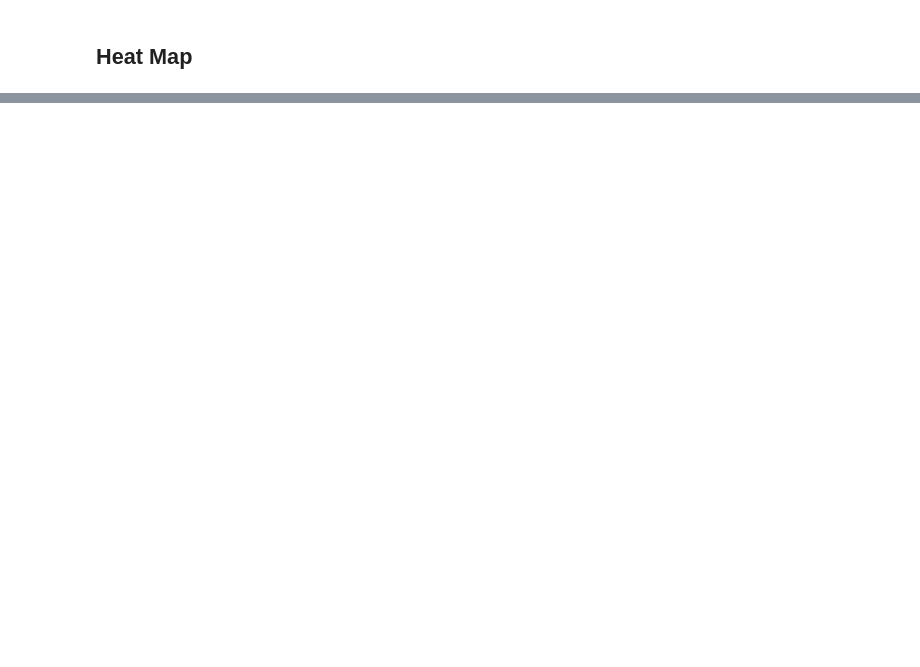
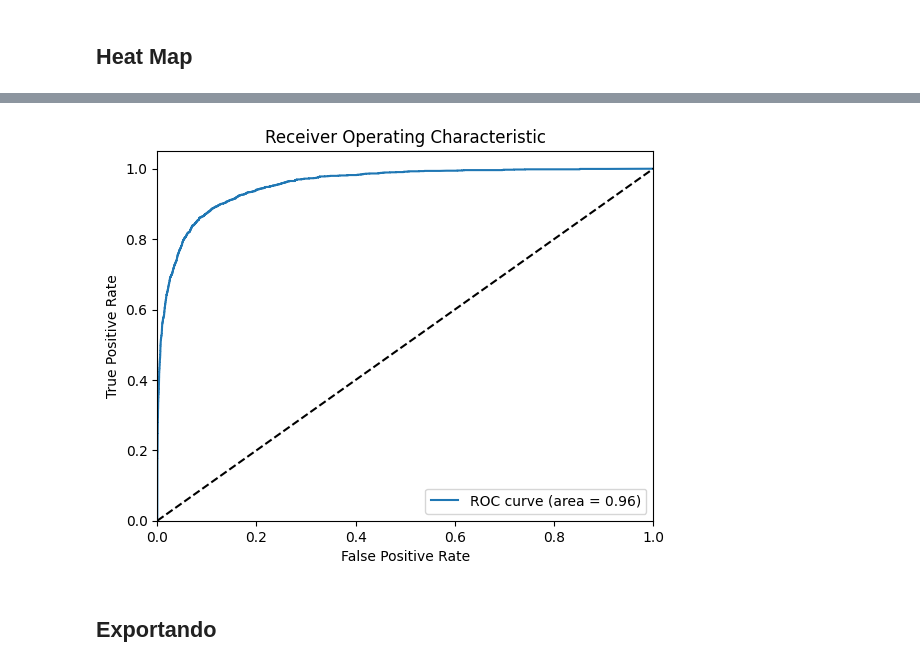
Before and after one commit to ciia-educacao/evasao-escolar, a Jupyter notebook: codigo/dataset_evasao_sintetico_v7.ipynb, the cells around one changed output, grey strips where cells are left out. Cells and saved outputs as stored; diff of their text form; code cells hidden in the pictures; blank space fills up the shorter version.

```diff
--- a/codigo/dataset_evasao_sintetico_v7.ipynb
+++ b/codigo/dataset_evasao_sintetico_v7.ipynb
@@ -347,0 +385,5 @@ plt.show()
+# %%
+# Treinar Random Forest
+print("\nTreinando Random Forest...")
+#rf_model = RandomForestClassifier(n_estimators=100, random_state=PARAMS["random_seed"], max_depth=10, min_samples_split=5)
+rf_model.fit(X_train, y_train)
@@ -347,0 +393,24 @@ plt.show()
+# %%
+# Obtenha as probabilidades de evasão
+y_proba = rf_model.predict_proba(X_test)[:, 1]
+# Defina um threshold menor,
+threshold = 0.05
+y_pred = (y_proba >= threshold).astype(int)
+
+# Avaliação
+print("\n" + "="*50)
+print("RESULTADOS DO MODELO")
+print("="*50)
+print(f"\nAcurácia: {accuracy_score(y_test, y_pred):.4f}")
+
+print(f"Precisão: {precision_score(y_test, y_pred):.4f}")
+print(f"Recall: {recall_score(y_test, y_pred):.4f}")
+
+print("\nMatriz de Confusão:")
+# Matriz de confusão formatada, com headers
+cm = confusion_matrix(y_test, y_pred)
+print("      Previsto Não Evadiu | Previsto Evadiu")
+print(f"Real Não Evadiu    {cm[0,0]:>8}           {cm[0,1]:>8}")
+print(f"Real Evadiu        {cm[1,0]:>8}           {cm[1,1]:>8}")
+print("\nRelatório de Classificação:")
+print(classification_report(y_test, y_pred))
@@ -347,0 +457,19 @@ plt.show()
+# %%
+# Apresentar AUC e ROC
+from sklearn.metrics import roc_auc_score, roc_curve
+auc = roc_auc_score(y_test, y_proba)
+fpr, tpr, thresholds = roc_curve(y_test, y_proba)
+plt.figure()
+plt.plot(fpr, tpr, label=f'ROC curve (area = {auc:.2f})')
+plt.plot([0, 1], [0, 1], 'k--')
+plt.xlim([0.0, 1.0])
+plt.ylim([0.0, 1.05])
+plt.xlabel('False Positive Rate')
+plt.ylabel('True Positive Rate')
+plt.title('Receiver Operating Characteristic')
+plt.legend(loc="lower right")
+plt.show()
+# %% [output]
+[figure, added]
+# %% [markdown]
+## Exportando
```
Also changed, not shown: parts of 13 cells of this notebook, 1 other file.
